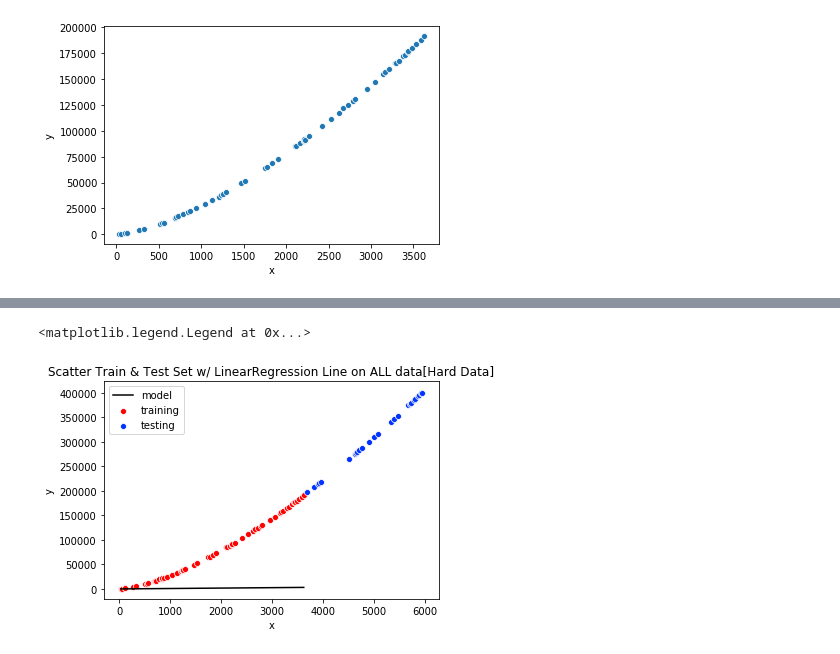
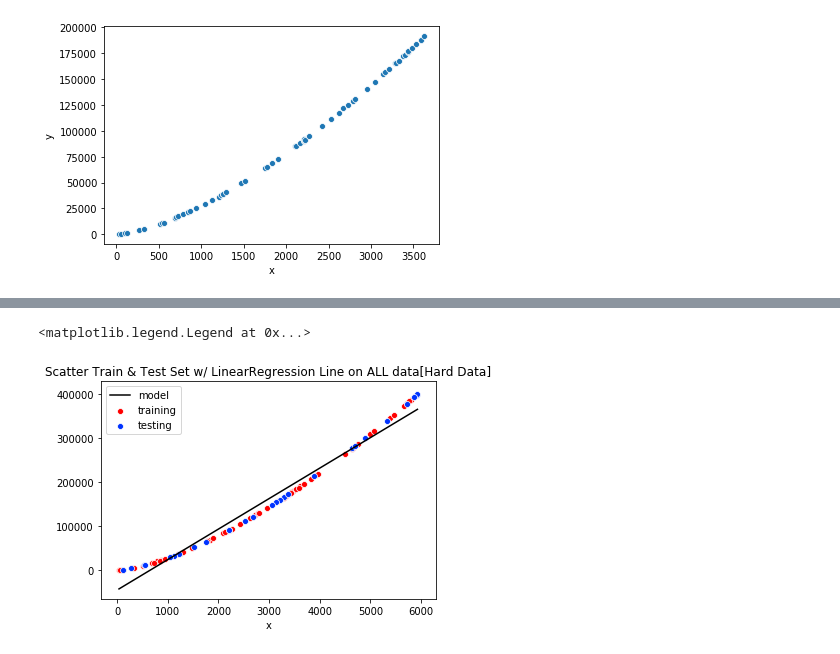
Before and after one commit to AlfieHobson/DataMining, a Jupyter notebook: Lab5/Lab 5.ipynb, the cells around one changed output, grey strips where cells are left out. Cells and saved outputs as stored; diff of their text form; code cells hidden in the pictures.

```diff
--- a/Lab5/Lab 5.ipynb
+++ b/Lab5/Lab 5.ipynb
@@ -187,3 +186,14 @@ sb.scatterplot(xTrain, yTrain)
 # %% [output]
 <matplotlib.axes._subplots.AxesSubplot at 0x...>
 [figure]
+# %%
+xTrain = np.asarray(xTrain).reshape(-1,1)
+yTrain = np.asarray(yTrain).reshape(-1,1)
+
+xTest = np.asarray(xTest).reshape(-1,1)
+yTest = np.asarray(yTest).reshape(-1,1)
+
+reg_model = model.fit(
+X=xTrain,
+y=yTrain
+)
@@ -196,25 +231,33 @@ sb.scatterplot(xTrain, yTrain)
+# %%
+xTrain = np.asarray(xTrain).reshape(-1,1)
+yTrain = np.asarray(yTrain).reshape(-1,1)
+
+xTest = np.asarray(xTest).reshape(-1,1)
+yTest = np.asarray(yTest).reshape(-1,1)
+
+reg_model = model.fit(
+X=xTrain,
+y=yTrain
+)
 # %%
 # THIS ISNT WORKING PROPERLY. SEE END OF LAB 5
 
 
 # Reshape our DataFrame so Sklearn understands it.
-whole_x = np.asarray( xTrain ).reshape(-1,1)
-whole_y = np.asarray( yTrain ).reshape(-1,1)
+whole_x = np.asarray( data2['x'] ).reshape(-1,1)
+whole_y = np.asarray( data2['y'] ).reshape(-1,1)
 fig, ax = plt.subplots()
 plt.title( "Scatter Train & Test Set w/ LinearRegression Line on ALL data[Hard Data]" )
 # Line plot of our model applied to ALL our data train + test
-sb.lineplot( x=xTrain, y=reg_model.predict( whole_x ).ravel(), ax=ax,
-label= 'model' )
+sb.lineplot( x=data2['x'], y=reg_model.predict( whole_x ).ravel(), ax=ax, label= 'model' )
 # Line plot of just training data. Red Data points
-sb.scatterplot(x=xTrain, y=yTrain, ax=ax, c=[[1, 0, 0]],
-label= 'training' )
+sb.scatterplot(x=xTrain.ravel(), y=yTrain.ravel(), ax=ax, c=[[1, 0, 0]], label= 'training' )
 # Line plot of just testing data. Blue-ish data points.
-sb.scatterplot(x=xTest, y=yTest, ax=ax, c=[[0, 0.2, 1]],
-label= 'testing' )
+sb.scatterplot(x=xTest.ravel(), y=yTest.ravel(), ax=ax, c=[[0, 0.2, 1]], label= 'testing' )
 # Colour the line plot in black.
 plt.gca().get_lines()[0].set_color( "black" )
 # Show our legend.
 ax.legend()
 # %% [output]
 <matplotlib.legend.Legend at 0x...>
-[figure, old version]
+[figure, new version]
```
Also changed, not shown: parts of 9 cells of this notebook.
